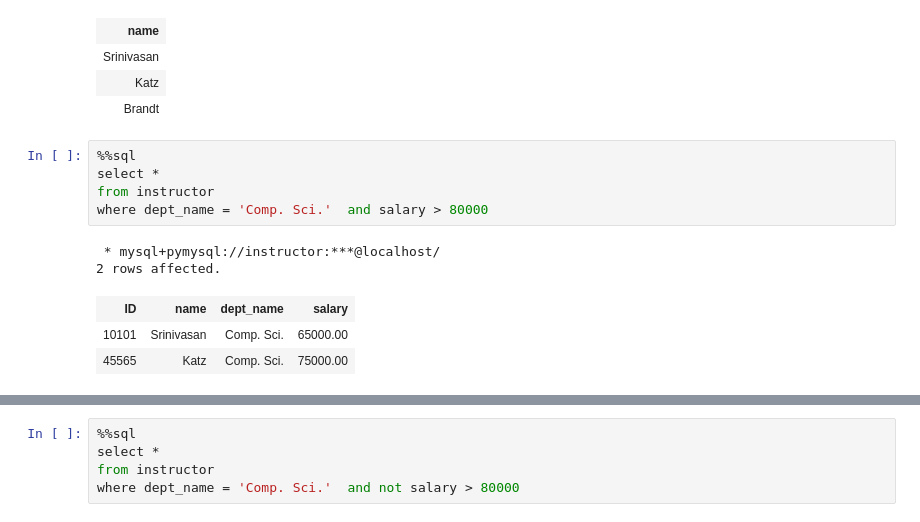
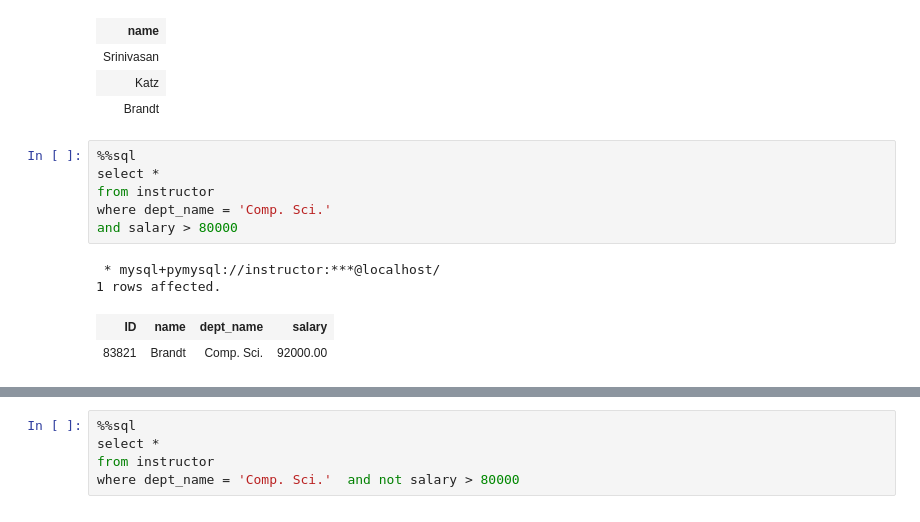
Before and after one commit to atu-se/atu.innomadic.com, a Jupyter notebook: courses/db/notebooks/Chapter 3.ipynb, the cells around one changed output, grey strips where cells are left out. Drawn from its saved outputs; the diff is of its cells as text.

```diff
--- a/courses/db/notebooks/Chapter 3.ipynb
+++ b/courses/db/notebooks/Chapter 3.ipynb
@@ -507,11 +507,11 @@ where dept_name = 'Comp. Sci.'
 # %%
 %%sql
 select *
 from instructor
-where dept_name = 'Comp. Sci.'  and salary > 80000
+where dept_name = 'Comp. Sci.'
+and salary > 80000
 # %% [output]
  * mysql+pymysql://instructor:***@localhost/
-2 rows affected.
+1 rows affected.
 | ID | name | dept_name | salary |
-| 10101 | Srinivasan | Comp. Sci. | 65000.00 |
-| 45565 | Katz | Comp. Sci. | 75000.00 |
+| 83821 | Brandt | Comp. Sci. | 92000.00 |
```
Also changed, not shown: parts of 6 cells of this notebook, 5 other files.
